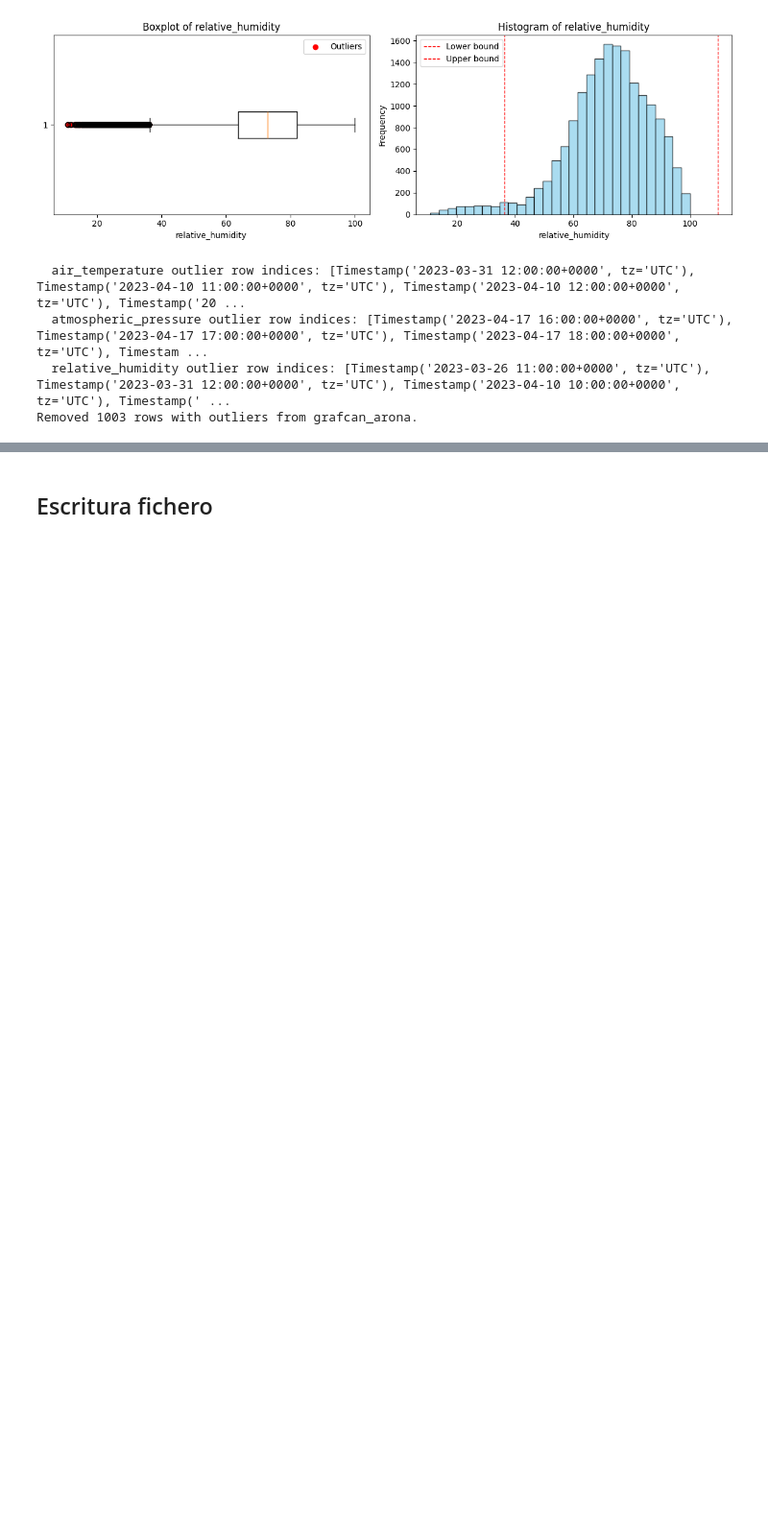
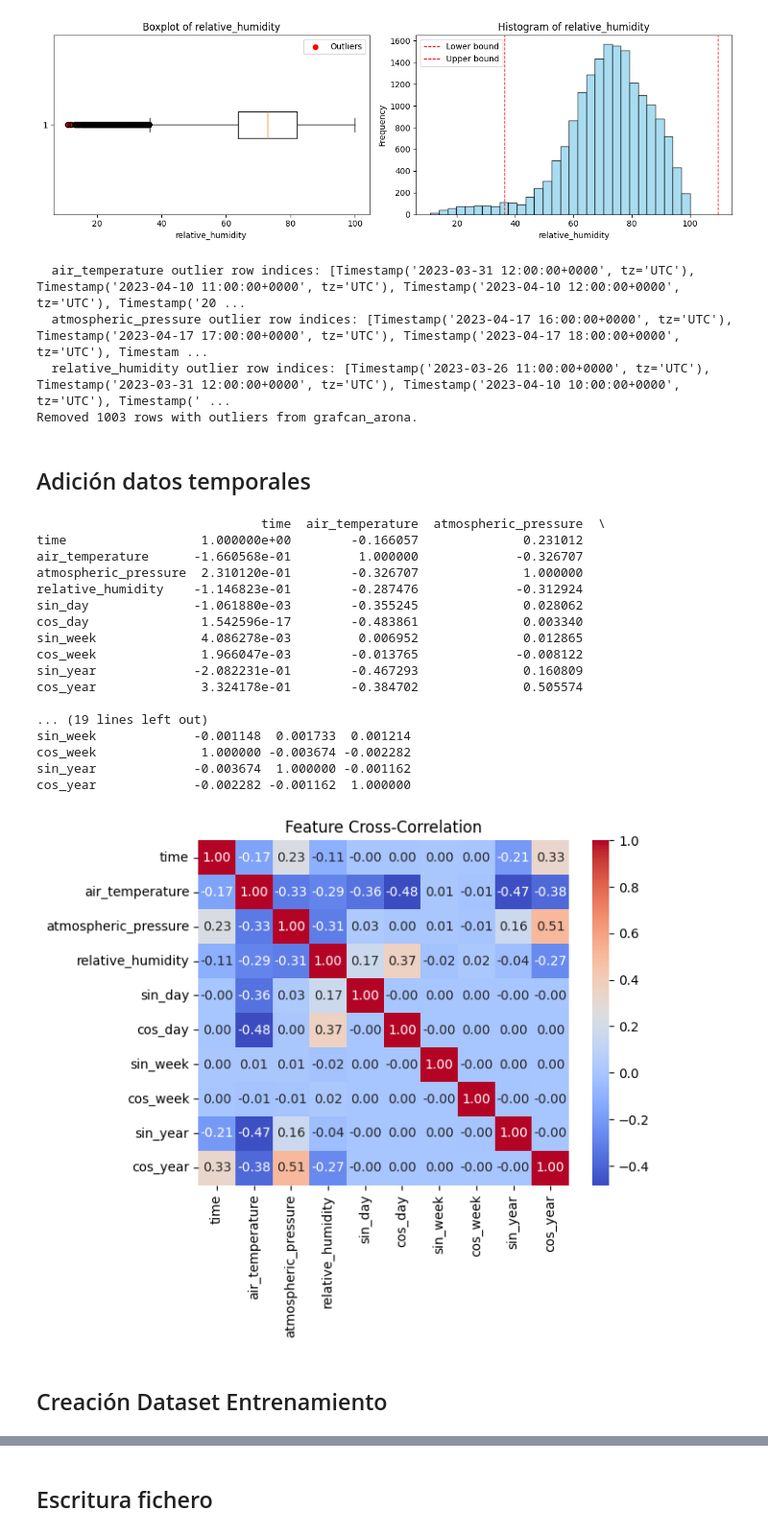
Before and after one commit to jose-r-morera/TFG_Time_Series_Forecast, a Jupyter notebook: tratamiento_datos/analisis_arona.ipynb, the cells around one changed output, grey strips where cells are left out. Shown at 96% size. Cells and saved outputs as stored; diff of their text form; code cells hidden in the pictures; blank space fills up the shorter version.

Commit message:
Datos arona

```diff
--- a/tratamiento_datos/analisis_arona.ipynb
+++ b/tratamiento_datos/analisis_arona.ipynb
@@ -348,8 +345,8 @@ for file_key, df_hourly in dataframes.items():
         all_outlier_indices.update(indices)
 
     # Remove rows with any detected outlier
-    df_clean = df_hourly.drop(list(all_outlier_indices))
-    dataframes[file_key] = df_clean
+    #df_clean = df_hourly.drop(list(all_outlier_indices))
+    #dataframes[file_key] = df_clean
 
     print(f"Removed {len(all_outlier_indices)} rows with outliers from {file_key}.\n")
 # %% [output]
@@ -379,3 +376,5 @@ Processing grafcan_arona:
   atmospheric_pressure outlier row indices: [Timestamp('2023-04-17 16:00:00+0000', tz='UTC'), Timestamp('2023-04-17 17:00:00+0000', tz='UTC'), Timestamp('2023-04-17 18:00:00+0000', tz='UTC'), Timestam ...
   relative_humidity outlier row indices: [Timestamp('2023-03-26 11:00:00+0000', tz='UTC'), Timestamp('2023-03-31 12:00:00+0000', tz='UTC'), Timestamp('2023-04-10 10:00:00+0000', tz='UTC'), Timestamp(' ...
 Removed 1003 rows with outliers from grafcan_arona.
+# %% [markdown]
+## Adición datos temporales
@@ -381,0 +419,31 @@ Removed 1003 rows with outliers from grafcan_arona.
+# %%
+import seaborn as sns
+# Compute correlation matrix
+correlation_matrix = df.corr()
+
+# Print correlation values
+print(correlation_matrix)
+
+# Heatmap for visualization
+sns.heatmap(correlation_matrix, annot=True, cmap="coolwarm", fmt=".2f")
+plt.title("Feature Cross-Correlation")
+plt.show()
+# %% [output]
+                              time  air_temperature  atmospheric_pressure  \
+time                  1.000000e+00        -0.166057              0.231012
+air_temperature      -1.660568e-01         1.000000             -0.326707
+atmospheric_pressure  2.310120e-01        -0.326707              1.000000
+relative_humidity    -1.146823e-01        -0.287476             -0.312924
+sin_day              -1.061880e-03        -0.355245              0.028062
+cos_day               1.542596e-17        -0.483861              0.003340
+sin_week              4.086278e-03         0.006952              0.012865
+cos_week              1.966047e-03        -0.013765             -0.008122
+sin_year             -2.082231e-01        -0.467293              0.160809
+cos_year              3.324178e-01        -0.384702              0.505574
+
+... (19 lines left out)
+sin_week             -0.001148  0.001733  0.001214
+cos_week              1.000000 -0.003674 -0.002282
+sin_year             -0.003674  1.000000 -0.001162
+cos_year             -0.002282 -0.001162  1.000000
+[figure, added]
@@ -381,0 +452,2 @@ Removed 1003 rows with outliers from grafcan_arona.
+# %% [markdown]
+## Creación Dataset Entrenamiento
```
Also changed, not shown: parts of 9 cells of this notebook, 34 other files.
